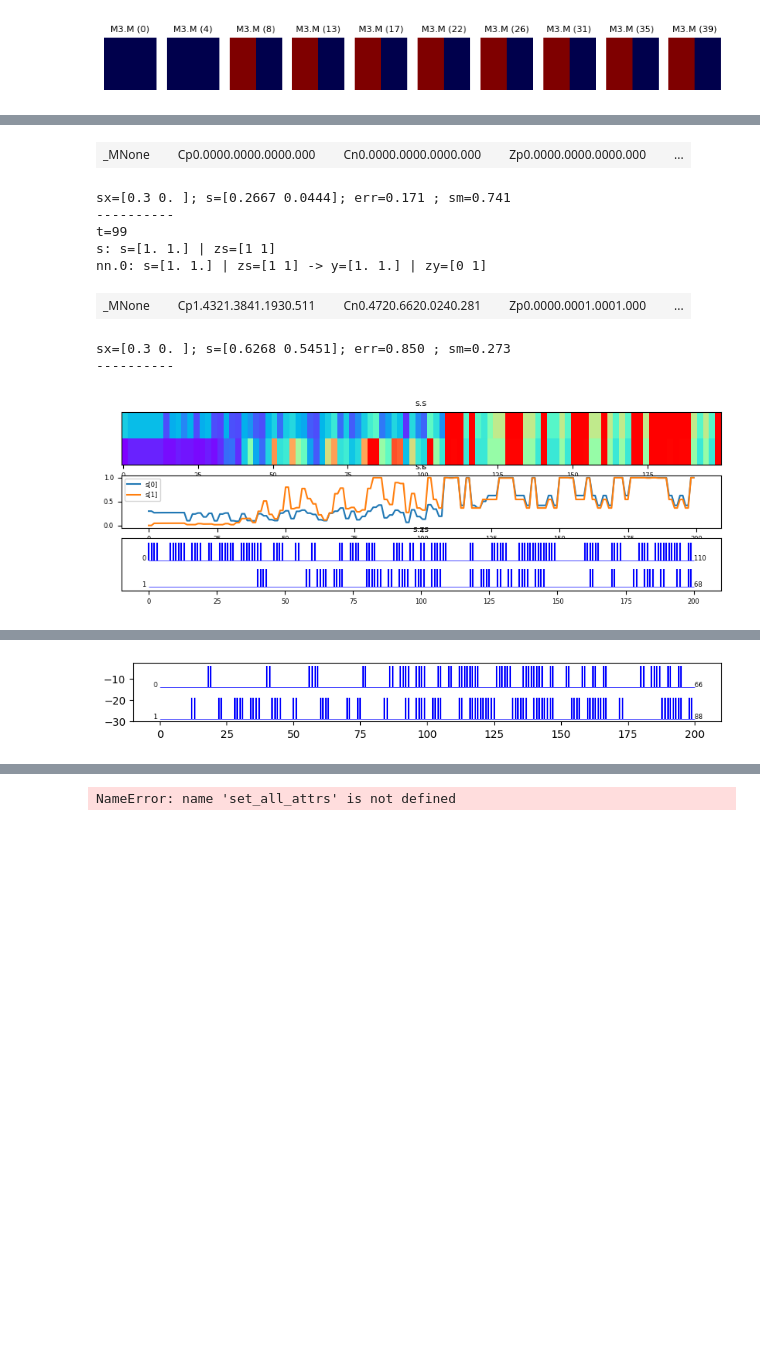
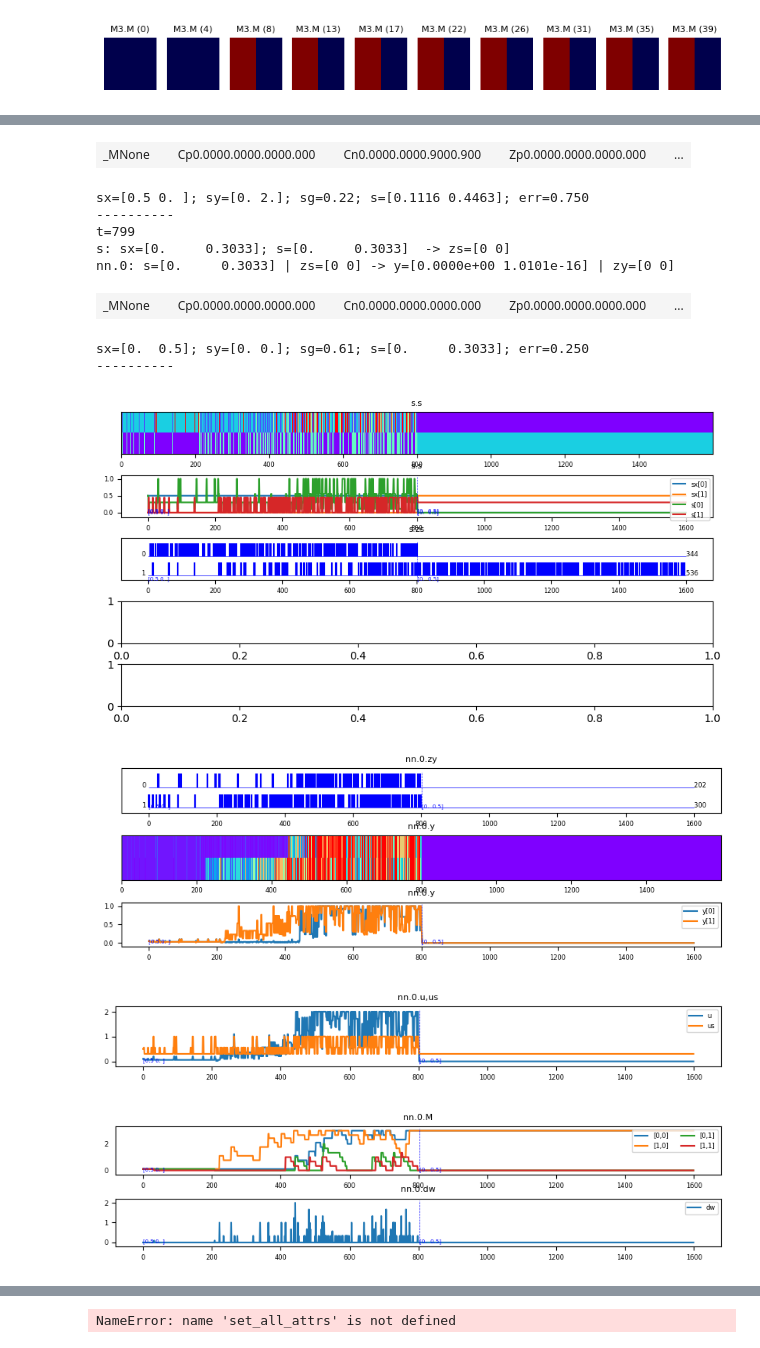
Before and after one commit to einnovator/spikeml, a Jupyter notebook: nb/snn.ipynb, the cells around one changed output, grey strips where cells are left out. Cells and saved outputs as stored; diff of their text form; code cells hidden in the pictures; blank space fills up the shorter version.

```diff
--- a/nb/snn.ipynb
+++ b/nb/snn.ipynb
@@ -699,6 +729,6 @@ def test_ssnn_apply_update(T=1, N=1, size=2, R=1, ss=None, mean=.1, sd=0, feedba
 #test_cov_update()
 
 
-params = SSNNParams(g=1, e_err=5, t_p=.5, t_d=5, pmax=1, e_z=2, c_k=2, t_c=5, c_in=0, c_out=0, cmin=0, cmax=2)
-results = test_ssnn_apply_update(T=4000, N=10, R=32, size=2, params=params, log_step=-1, debug=False)
+params = SSNNParams(g=1, e_err=5, t_p=1, t_d=10, pmax=1, e_z=2, c_k=2, t_c=5, c_in=0, c_out=0, cmin=0, cmax=2)
+results = test_ssnn_apply_update(T=4000, N=20, R=1, size=2, params=params, log_step=-1, debug=False)
 # %% [output]
@@ -869,10 +791,10 @@ params = SSNNParams(g=2, pmax=.5, e_err=2, t_p=1, t_d=3, mean=0.1, sd=0,
                     t_b=0, t_tdp=10, e_z=3, vmin=0, vmax=1, cmax=3, cmin=0, c_in=0, c_out= 0) #-1.5
 print(params.fmt())
 
-ss_0_1 = signal_pulse(2, T=400, L=1, s=[0,1], value=.3)
-ss_0_1_= signal_pulse(2, T=1000, L=1, s=[0,-1,1,-1], value=.3)
-ss_0= signal_pulse(2, T=500, L=1, s=[0], value=.3)
-ss=ss_0
+ss_0_1 = signal_pulse(2, T=400, L=1, s=[0,1], value=.5)
+ss_0_1_= signal_pulse(2, T=1000, L=1, s=[0,-1,1,-1], value=.5)
+ss_0= signal_pulse(2, T=500, L=1, s=[0], value=.5)
+ss=ss_0_1
 
 SIZE=2
 #SIZE=2
@@ -884,7 +806,13 @@ SIZE=2
 options = None
 #options = {'log.matrix': False, 'log.err': False}
 
-result = test_run_ssnn(size=SIZE, ss=ss, T=100, params=params, log_step=0, options=options)
+from spikeml.core.snn import make_snn_chain, make_ssnn_chain, chain_validate
+from spikeml.core.snn import ssnn_apply_update
+from spikeml.core.feedback import compute_error, xcompute_error, compute_sg
+from spikeml.core.run import run, nrun, Context
+from spikeml.core.viewer import MonitorViewer
+
+result = test_run_ssnn(size=SIZE, ss=ss, params=params, log_step=0, options=options)
 result
 # %% [output]
 SSNNParams:c_k=2,t_c=10,t_p=1,t_d=5,c_in=0,c_out=0,cmin=-2,cmax=2,mean=0,sd=0.1,g=1,e_err=5,vmin=0,vmax=1,e_z=2,pf=1,pmax=1,t_b=20,e_b=2
@@ -895,10 +823,13 @@ nn.0: s=[0.3 0. ] | zs=[1 0] -> y=[0.03 0.03] | zy=[0 0]
-| _MNone |  | Cp0.0000.0000.0000.000 |  | Cn0.0000.0000.0000.000 |  | Zp0.0000.0000.0000.000 |  | ... |
+| _MNone |  | Cp0.0000.0000.0000.000 |  | Cn0.0000.0000.9000.900 |  | Zp0.0000.0000.0000.000 |  | ... |
-sx=[0.3 0. ]; s=[0.2667 0.0444]; err=0.171 ; sm=0.741
+sx=[0.5 0. ]; sy=[0. 2.]; sg=0.22; s=[0.1116 0.4463]; err=0.750
 ----------
-t=99
-s: s=[1. 1.] | zs=[1 1]
-nn.0: s=[1. 1.] | zs=[1 1] -> y=[1. 1.] | zy=[0 1]
+t=799
+s: sx=[0.     0.3033]; s=[0.     0.3033]  -> zs=[0 0]
+nn.0: s=[0.     0.3033] | zs=[0 0] -> y=[0.0000e+00 1.0101e-16] | zy=[0 0]
-| _MNone |  | Cp1.4321.3841.1930.511 |  | Cn0.4720.6620.0240.281 |  | Zp0.0000.0001.0001.000 |  | ... |
+| _MNone |  | Cp0.0000.0000.0000.000 |  | Cn0.0000.0000.0000.000 |  | Zp0.0000.0000.0000.000 |  | ... |
-sx=[0.3 0. ]; s=[0.6268 0.5451]; err=0.850 ; sm=0.273
+sx=[0.  0.5]; sy=[0. 0.]; sg=0.61; s=[0.     0.3033]; err=0.250
 ----------
-[figure, old version]
+[figure, new version]
+[figure, new version]
+[figure, added]
+[figure, added]
@@ -906 +840,0 @@ AttributeError: 'SSensorMonitor' object has no attribute '_get_data'
-[figure, old version]
```
Also changed, not shown: parts of 24 cells of this notebook, 20 other files.
